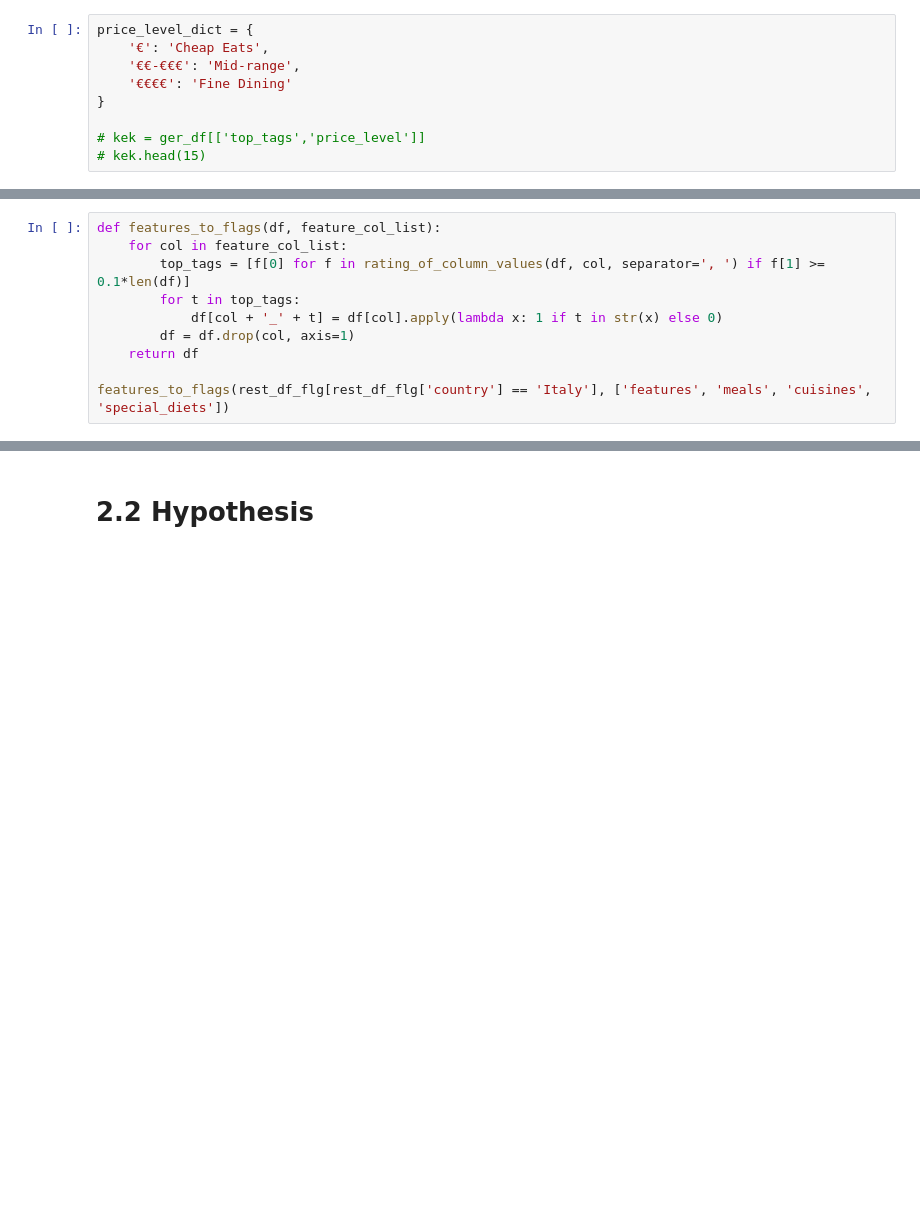
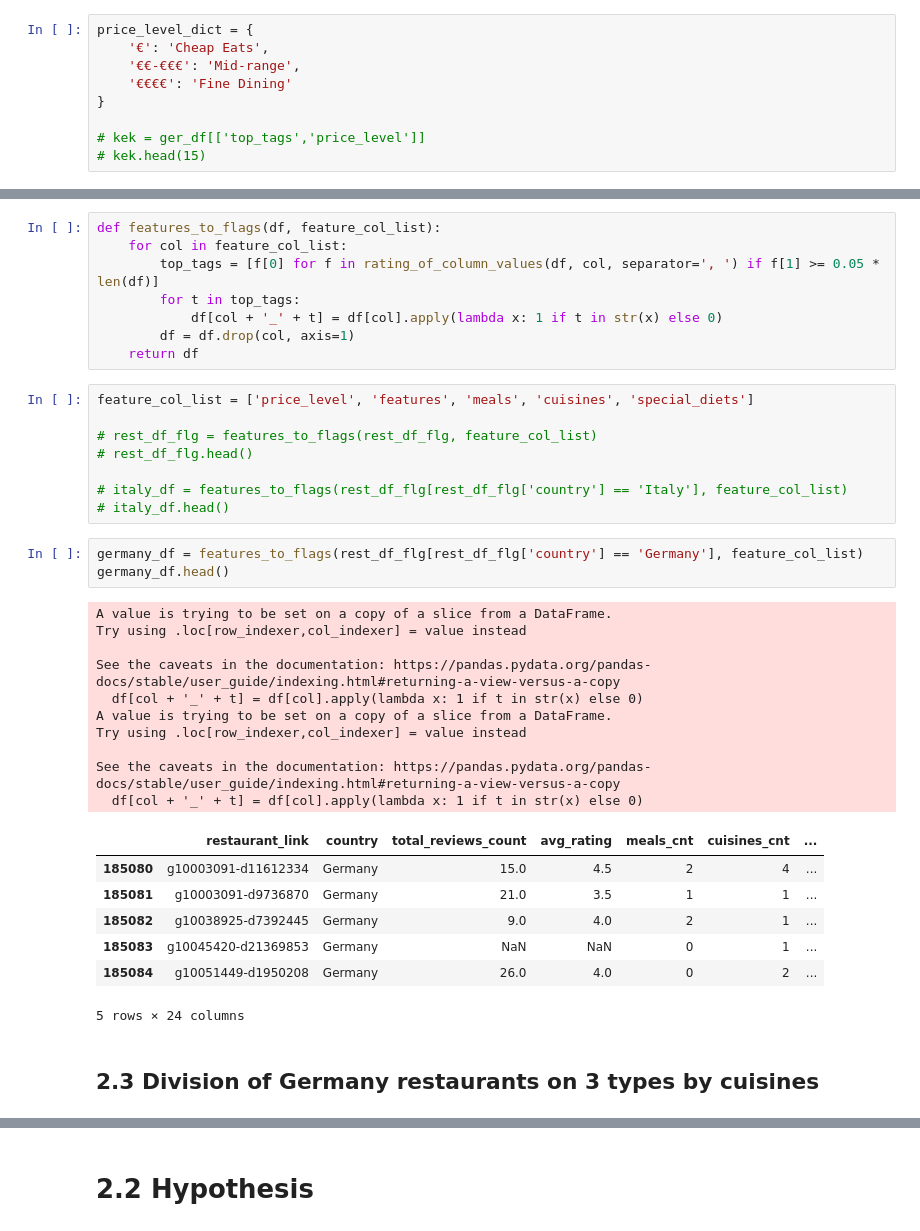
Before and after one commit to am-tropin/restaurant-europe, a Jupyter notebook: restaurant_hypothesis_testing.ipynb, the cells around one changed output, grey strips where cells are left out. Cells and saved outputs as stored; diff of their text form; blank space fills up the shorter version.

Commit message:
3 types for germany_df

```diff
--- a/restaurant_hypothesis_testing.ipynb
+++ b/restaurant_hypothesis_testing.ipynb
@@ -495,10 +464,0 @@ rest_df_flg.head()
-# %%
-def features_to_flags(df, feature_col_list):
-    for col in feature_col_list:
-        top_tags = [f[0] for f in rating_of_column_values(df, col, separator=', ') if f[1] >= 0.1*len(df)]
-        for t in top_tags:
-            df[col + '_' + t] = df[col].apply(lambda x: 1 if t in str(x) else 0)
-        df = df.drop(col, axis=1)
-    return df
-
-features_to_flags(rest_df_flg[rest_df_flg['country'] == 'Italy'], ['features', 'meals', 'cuisines', 'special_diets'])
@@ -535,0 +505,39 @@ See the caveats in the documentation: https://pandas.pydata.org/pandas-docs/stab
+# %%
+def features_to_flags(df, feature_col_list):
+    for col in feature_col_list:
+        top_tags = [f[0] for f in rating_of_column_values(df, col, separator=', ') if f[1] >= 0.05 * len(df)]
+        for t in top_tags:
+            df[col + '_' + t] = df[col].apply(lambda x: 1 if t in str(x) else 0)
+        df = df.drop(col, axis=1)
+    return df
+# %%
+feature_col_list = ['price_level', 'features', 'meals', 'cuisines', 'special_diets']
+
+# rest_df_flg = features_to_flags(rest_df_flg, feature_col_list)
+# rest_df_flg.head()
+
+# italy_df = features_to_flags(rest_df_flg[rest_df_flg['country'] == 'Italy'], feature_col_list)
+# italy_df.head()
+# %%
+germany_df = features_to_flags(rest_df_flg[rest_df_flg['country'] == 'Germany'], feature_col_list)
+germany_df.head()
+# %% [output]
+A value is trying to be set on a copy of a slice from a DataFrame.
+Try using .loc[row_indexer,col_indexer] = value instead
+
+See the caveats in the documentation: https://pandas.pydata.org/pandas-docs/stable/user_guide/indexing.html#returning-a-view-versus-a-copy
+  df[col + '_' + t] = df[col].apply(lambda x: 1 if t in str(x) else 0)
+A value is trying to be set on a copy of a slice from a DataFrame.
+Try using .loc[row_indexer,col_indexer] = value instead
+
+See the caveats in the documentation: https://pandas.pydata.org/pandas-docs/stable/user_guide/indexing.html#returning-a-view-versus-a-copy
+  df[col + '_' + t] = df[col].apply(lambda x: 1 if t in str(x) else 0)
+|  | restaurant_link | country | total_reviews_count | avg_rating | meals_cnt | cuisines_cnt | ... |
+| 185080 | g10003091-d11612334 | Germany | 15.0 | 4.5 | 2 | 4 | ... |
+| 185081 | g10003091-d9736870 | Germany | 21.0 | 3.5 | 1 | 1 | ... |
+| 185082 | g10038925-d7392445 | Germany | 9.0 | 4.0 | 2 | 1 | ... |
+| 185083 | g10045420-d21369853 | Germany | NaN | NaN | 0 | 1 | ... |
+| 185084 | g10051449-d1950208 | Germany | 26.0 | 4.0 | 0 | 2 | ... |
+5 rows × 24 columns
+# %% [markdown]
+## 2.3 Division of Germany restaurants on 3 types by cuisines
```
Also changed, not shown: parts of 17 cells of this notebook.
